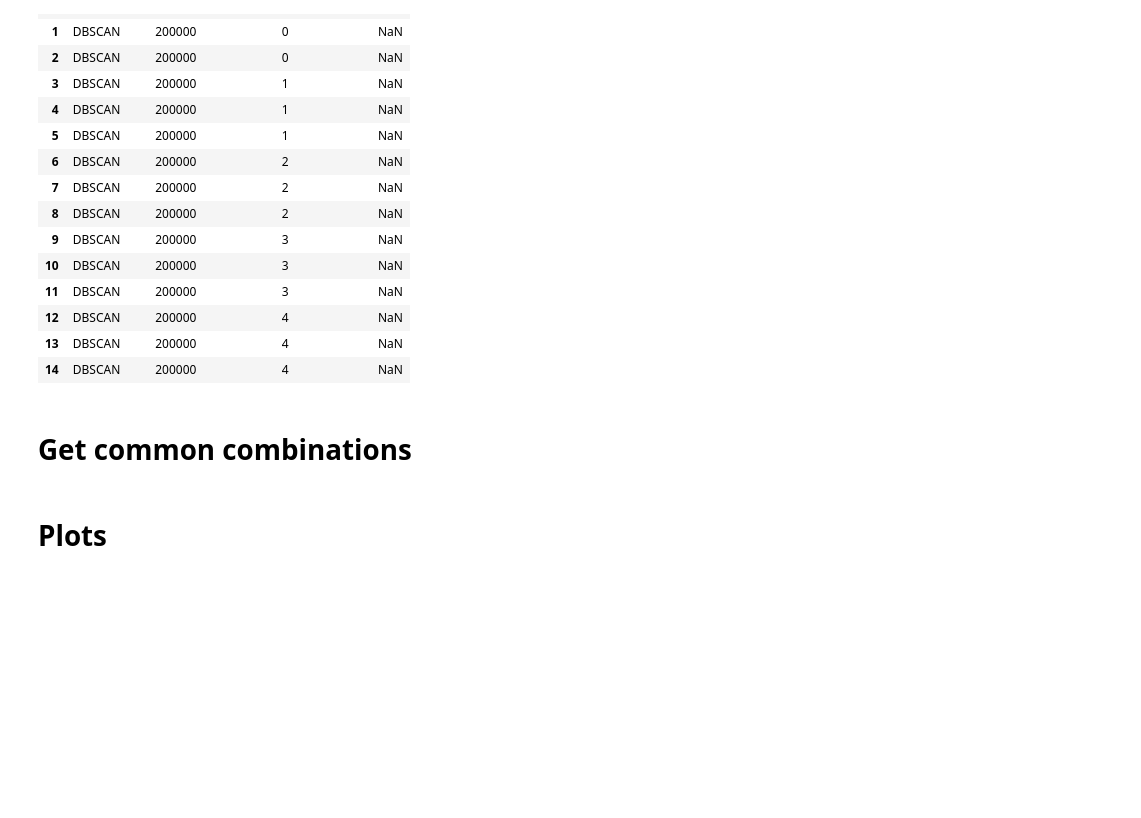
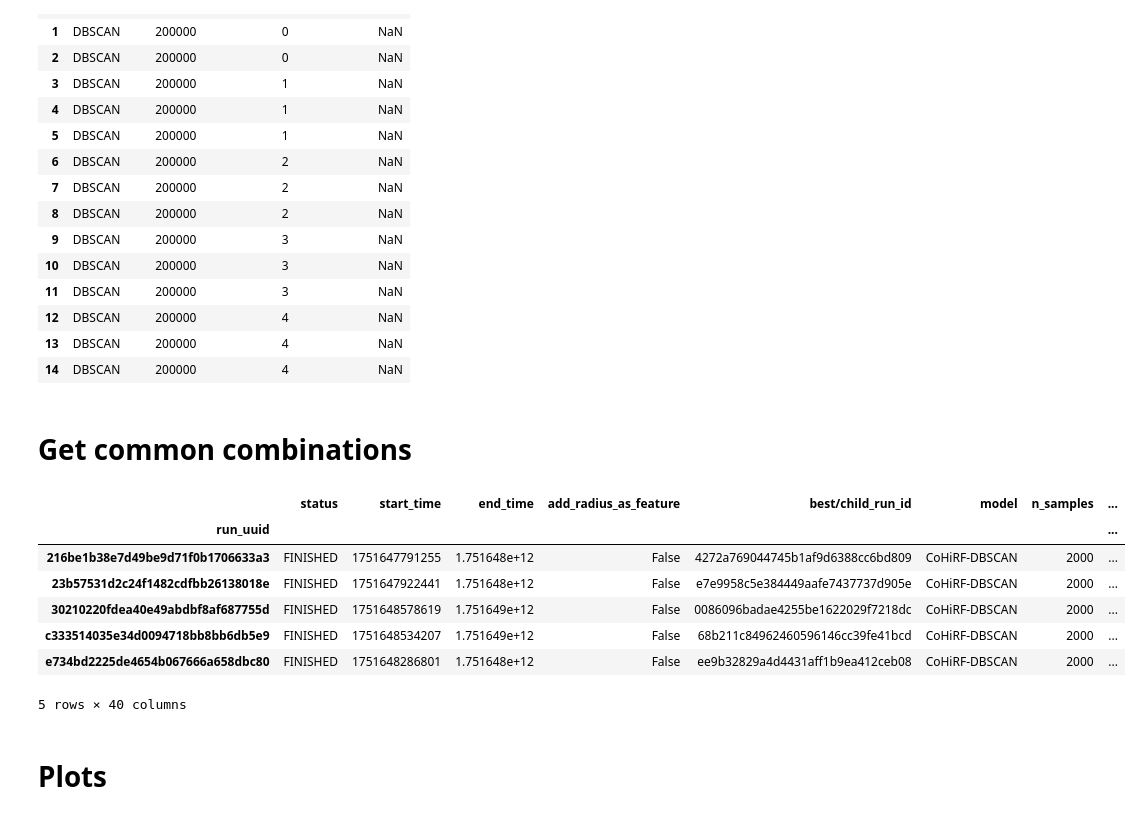
Before and after one commit to BrunoBelucci/cohirf, a Jupyter notebook: analyze_results/analyze_runs_spheres.ipynb, the cells around one changed output. Drawn from its saved outputs; the diff is of its cells as text; code cells hidden in the pictures; blank space fills up the shorter version.

```diff
--- a/analyze_results/analyze_runs_spheres.ipynb
+++ b/analyze_results/analyze_runs_spheres.ipynb
@@ -277,5 +304,19 @@ common_combinations = get_common_combinations(df, column, combination_columns)
 df_common2 = get_df_with_combinations(df, combination_columns, common_combinations)
 # %%
 df_common = pd.concat([df_common, df_common2], ignore_index=True)
+# %%
+df = df_runs_parents.copy()
+df = df.loc[df["model"] == 'CoHiRF-DBSCAN']
+df = df.loc[df["n_samples"] == 2000]
+df
+# %% [output]
+|  | status | start_time | end_time | add_radius_as_feature | best/child_run_id | model | n_samples | ... |
+| run_uuid |  |  |  |  |  |  |  | ... |
+| 216be1b38e7d49be9d71f0b1706633a3 | FINISHED | 1751647791255 | 1.751648e+12 | False | 4272a769044745b1af9d6388cc6bd809 | CoHiRF-DBSCAN | 2000 | ... |
+| 23b57531d2c24f1482cdfbb26138018e | FINISHED | 1751647922441 | 1.751648e+12 | False | e7e9958c5e384449aafe7437737d905e | CoHiRF-DBSCAN | 2000 | ... |
+| 30210220fdea40e49abdbf8af687755d | FINISHED | 1751648578619 | 1.751649e+12 | False | 0086096badae4255be1622029f7218dc | CoHiRF-DBSCAN | 2000 | ... |
+| c333514035e34d0094718bb8bb6db5e9 | FINISHED | 1751648534207 | 1.751649e+12 | False | 68b211c84962460596146cc39fe41bcd | CoHiRF-DBSCAN | 2000 | ... |
+| e734bd2225de4654b067666a658dbc80 | FINISHED | 1751648286801 | 1.751648e+12 | False | ee9b32829a4d4431aff1b9ea412ceb08 | CoHiRF-DBSCAN | 2000 | ... |
+5 rows × 40 columns
 # %% [markdown]
 # Plots
```
Also changed, not shown: parts of 12 cells of this notebook, 13 other files.
